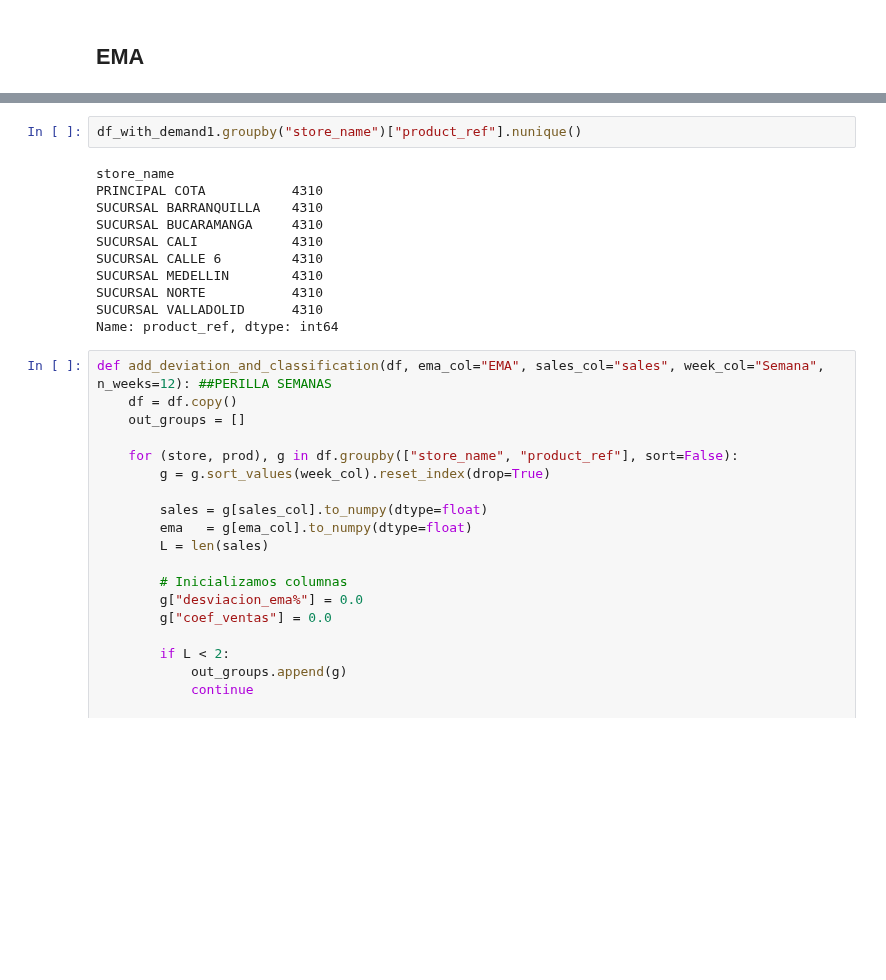
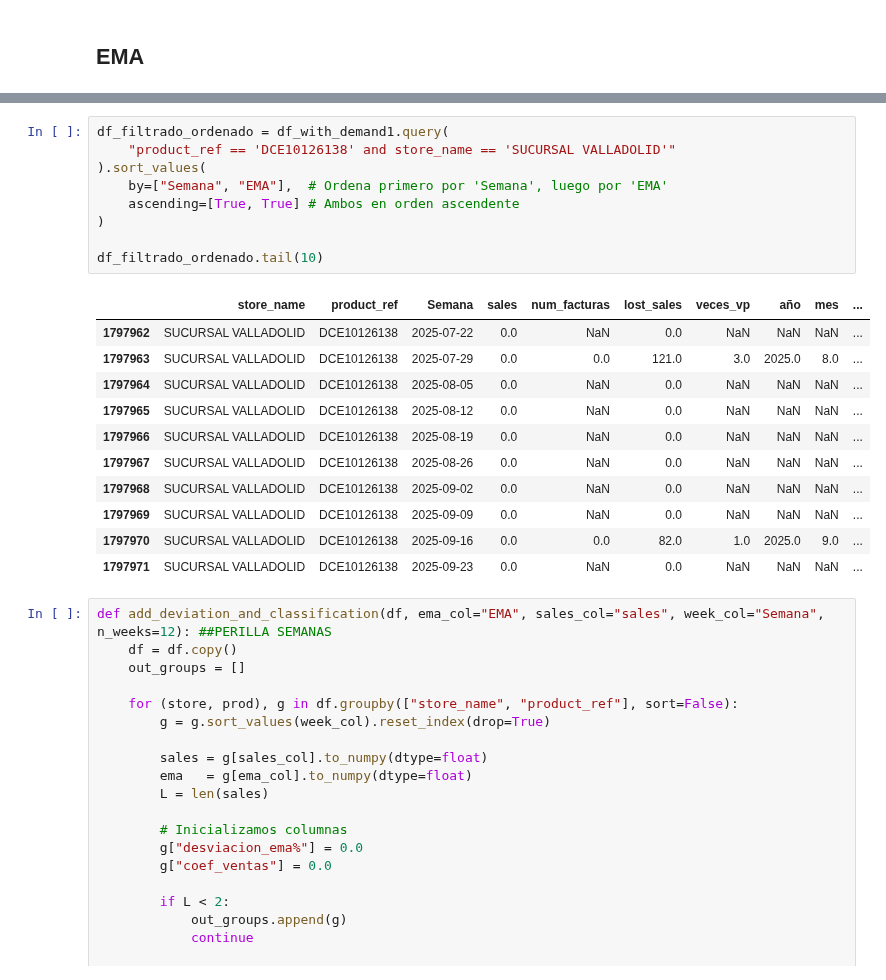
Before and after one commit to FiltrosDonsson/Proyectos-Data-analyst, a Jupyter notebook: MODELO ABASTECIMIENTO/ema.ipynb, the cells around one changed output, grey strips where cells are left out. Drawn from its saved outputs; the diff is of its cells as text; blank space fills up the shorter version.

```diff
--- a/MODELO ABASTECIMIENTO/ema.ipynb
+++ b/MODELO ABASTECIMIENTO/ema.ipynb
@@ -361,18 +363,26 @@ df_with_demand1 = compute_demand_and_ema(df_merged, alpha=0.2, n_init_weeks=12)
 
 #APROX3min
-# %%
-df_with_demand1.groupby("store_name")["product_ref"].nunique()
-# %% [output]
-store_name
-PRINCIPAL COTA           4310
-SUCURSAL BARRANQUILLA    4310
-SUCURSAL BUCARAMANGA     4310
-SUCURSAL CALI            4310
-SUCURSAL CALLE 6         4310
-SUCURSAL MEDELLIN        4310
-SUCURSAL NORTE           4310
-SUCURSAL VALLADOLID      4310
-Name: product_ref, dtype: int64
+# %%
+df_filtrado_ordenado = df_with_demand1.query(
+    "product_ref == 'DCE10126138' and store_name == 'SUCURSAL VALLADOLID'"
+).sort_values(
+    by=["Semana", "EMA"],  # Ordena primero por 'Semana', luego por 'EMA'
+    ascending=[True, True] # Ambos en orden ascendente
+)
+
+df_filtrado_ordenado.tail(10)
+# %% [output]
+|  | store_name | product_ref | Semana | sales | num_facturas | lost_sales | veces_vp | año | mes | ... |
+| 1797962 | SUCURSAL VALLADOLID | DCE10126138 | 2025-07-22 | 0.0 | NaN | 0.0 | NaN | NaN | NaN | ... |
+| 1797963 | SUCURSAL VALLADOLID | DCE10126138 | 2025-07-29 | 0.0 | 0.0 | 121.0 | 3.0 | 2025.0 | 8.0 | ... |
+| 1797964 | SUCURSAL VALLADOLID | DCE10126138 | 2025-08-05 | 0.0 | NaN | 0.0 | NaN | NaN | NaN | ... |
+| 1797965 | SUCURSAL VALLADOLID | DCE10126138 | 2025-08-12 | 0.0 | NaN | 0.0 | NaN | NaN | NaN | ... |
+| 1797966 | SUCURSAL VALLADOLID | DCE10126138 | 2025-08-19 | 0.0 | NaN | 0.0 | NaN | NaN | NaN | ... |
+| 1797967 | SUCURSAL VALLADOLID | DCE10126138 | 2025-08-26 | 0.0 | NaN | 0.0 | NaN | NaN | NaN | ... |
+| 1797968 | SUCURSAL VALLADOLID | DCE10126138 | 2025-09-02 | 0.0 | NaN | 0.0 | NaN | NaN | NaN | ... |
+| 1797969 | SUCURSAL VALLADOLID | DCE10126138 | 2025-09-09 | 0.0 | NaN | 0.0 | NaN | NaN | NaN | ... |
+| 1797970 | SUCURSAL VALLADOLID | DCE10126138 | 2025-09-16 | 0.0 | 0.0 | 82.0 | 1.0 | 2025.0 | 9.0 | ... |
+| 1797971 | SUCURSAL VALLADOLID | DCE10126138 | 2025-09-23 | 0.0 | NaN | 0.0 | NaN | NaN | NaN | ... |
 # %%
 def add_deviation_and_classification(df, ema_col="EMA", sales_col="sales", week_col="Semana", n_weeks=12): ##PERILLA SEMANAS
     df = df.copy()
```
Also changed, not shown: parts of 12 cells of this notebook, 13 other files.
